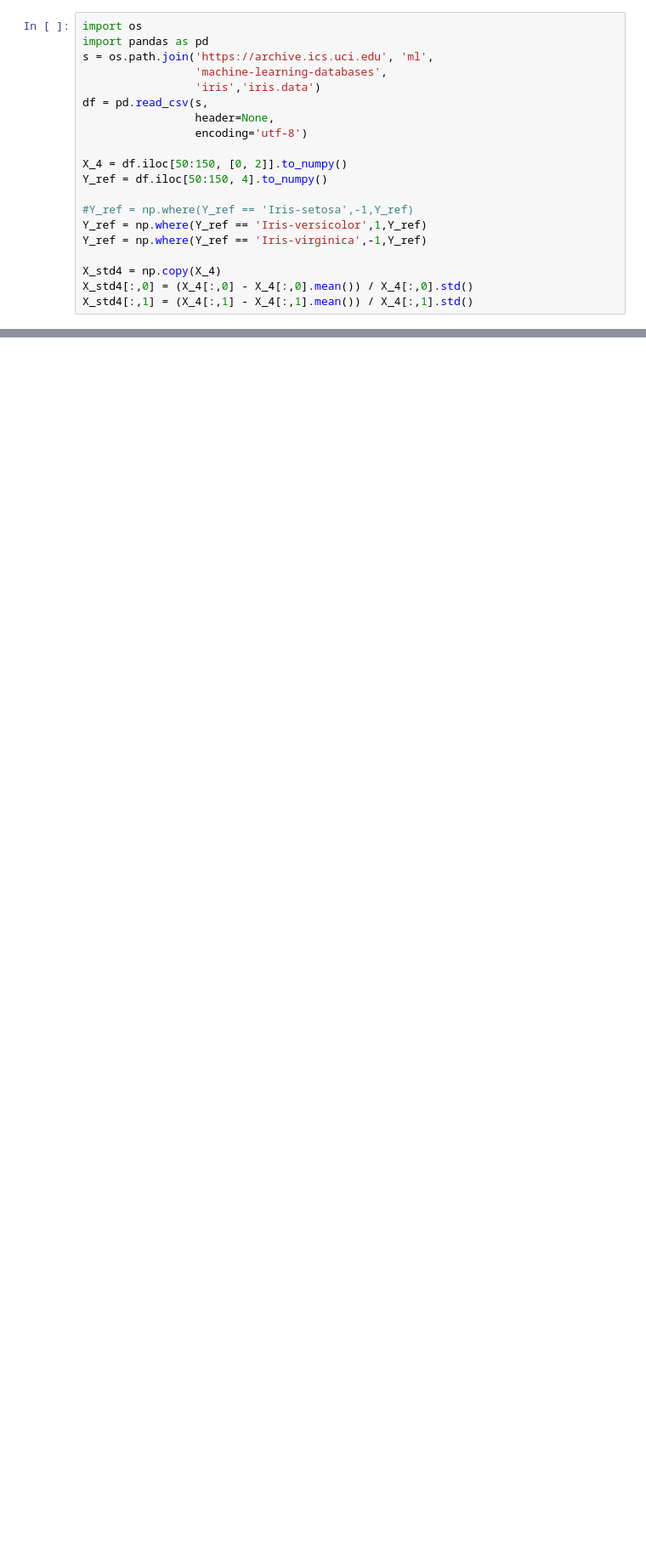
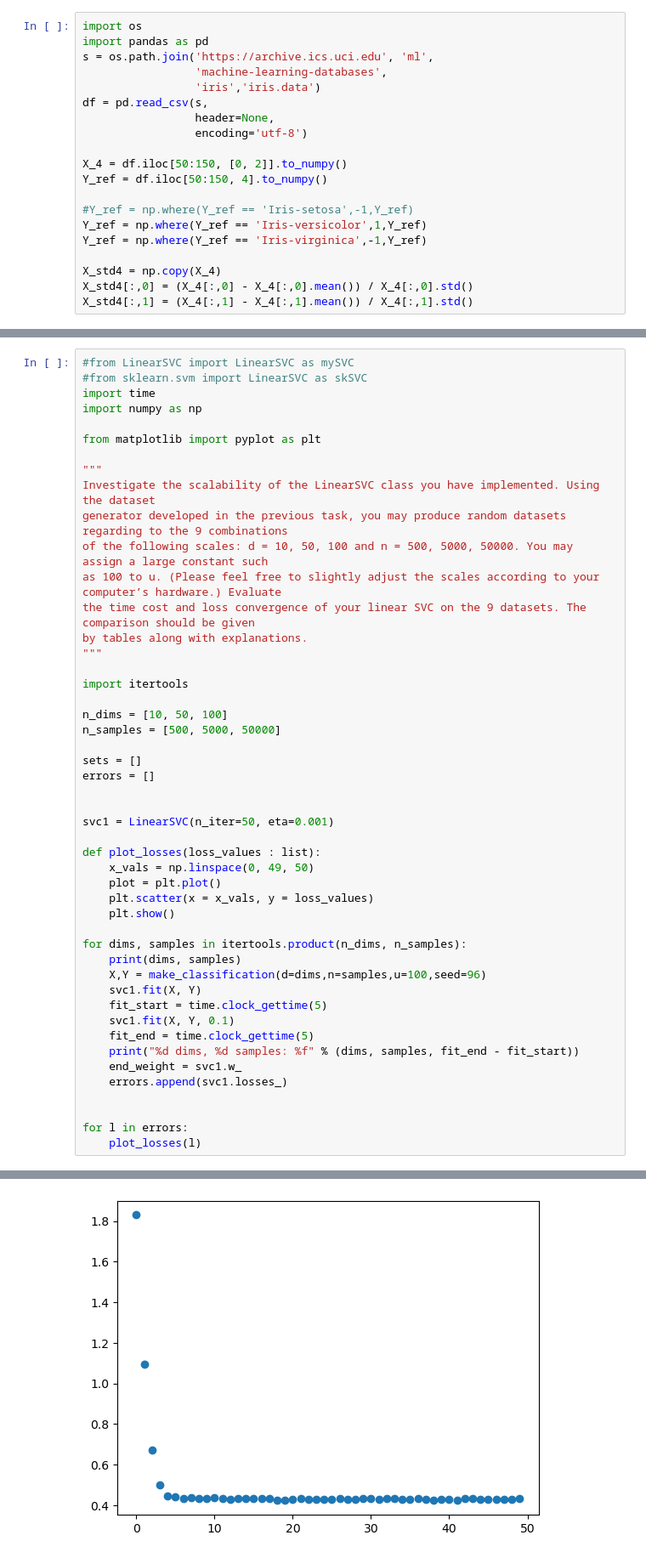
Before and after one commit to nnail0/429-hw2, a Jupyter notebook: linear_svc_mn.ipynb, the cells around one changed output, grey strips where cells are left out. Shown at 85% size. Drawn from its saved outputs; the diff is of its cells as text; blank space fills up the shorter version.

Commit message:
linear svc graphs up

```diff
--- a/linear_svc_mn.ipynb
+++ b/linear_svc_mn.ipynb
@@ -379,0 +239,49 @@ plt.show()
+# %%
+#from LinearSVC import LinearSVC as mySVC
+#from sklearn.svm import LinearSVC as skSVC
+import time
+import numpy as np
+
+from matplotlib import pyplot as plt
+
+"""
+Investigate the scalability of the LinearSVC class you have implemented. Using the dataset
+generator developed in the previous task, you may produce random datasets regarding to the 9 combinations
+of the following scales: d = 10, 50, 100 and n = 500, 5000, 50000. You may assign a large constant such
+as 100 to u. (Please feel free to slightly adjust the scales according to your computer’s hardware.) Evaluate
+the time cost and loss convergence of your linear SVC on the 9 datasets. The comparison should be given
+by tables along with explanations.
+"""
+
+import itertools
+
+n_dims = [10, 50, 100]
+n_samples = [500, 5000, 50000]
+
+sets = []
+errors = []
+
+
+svc1 = LinearSVC(n_iter=50, eta=0.001)
+
+def plot_losses(loss_values : list):
+    x_vals = np.linspace(0, 49, 50)
+    plot = plt.plot()
+    plt.scatter(x = x_vals, y = loss_values)
+    plt.show()
+
+for dims, samples in itertools.product(n_dims, n_samples):
+    print(dims, samples)
+    X,Y = make_classification(d=dims,n=samples,u=100,seed=96)
+    svc1.fit(X, Y)
+    fit_start = time.clock_gettime(5)
+    svc1.fit(X, Y, 0.1)
+    fit_end = time.clock_gettime(5)
+    print("%d dims, %d samples: %f" % (dims, samples, fit_end - fit_start))
+    end_weight = svc1.w_
+    errors.append(svc1.losses_)
+
+
+for l in errors:
+    plot_losses(l)
+# %% [output]
@@ -379,0 +306 @@ plt.show()
+[figure, added]
```
Also changed, not shown: parts of 13 cells of this notebook.
